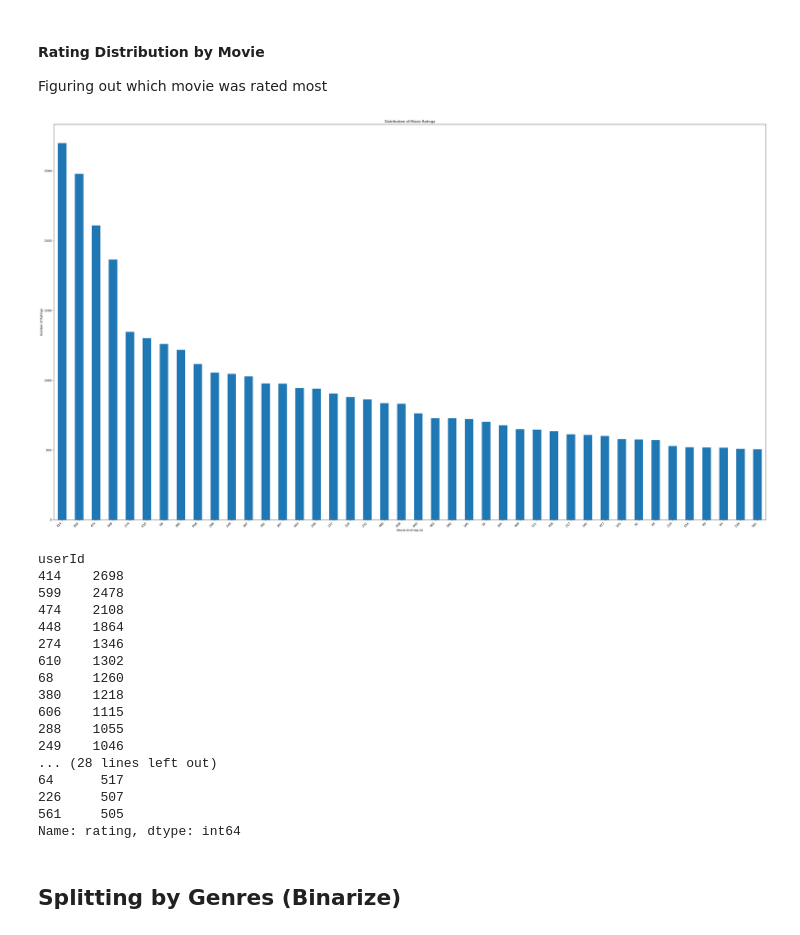
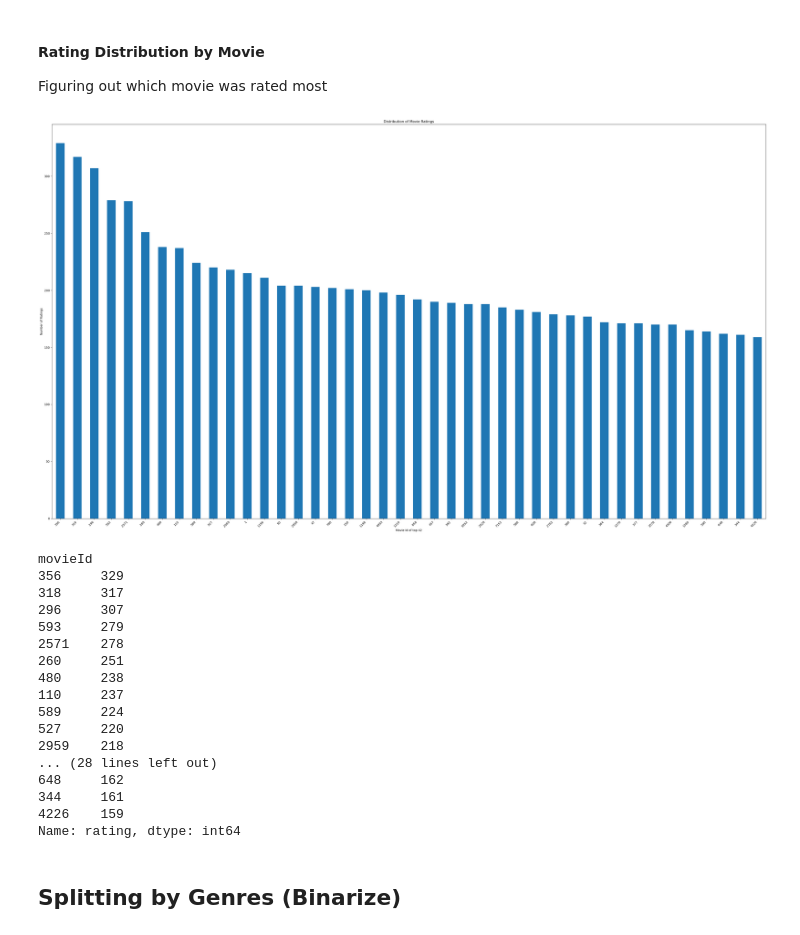
Before and after one commit to jimy-salem-52/RecSys, a Jupyter notebook: movielens-eda.ipynb, the cells around one changed output. Cells and saved outputs as stored; diff of their text form; code cells hidden in the pictures.

```diff
--- a/movielens-eda.ipynb
+++ b/movielens-eda.ipynb
@@ -194,36 +194,36 @@ Figuring out which movie was rated most
 # %%
 plt.figure(figsize=(35,20))
 rating_by_movie_id=rating_df.groupby('movieId')['rating'].count().sort_values(ascending=False)
 N_movieid=42
-top_N_movies=rating_by_userid.head(N_movieid)
+top_N_movies=rating_by_movie_id.head(N_movieid)
 top_N_movies.plot(kind='bar')
 plt.xlabel(f'Movie Id of top {N_movieid}')
 plt.ylabel('Number of Ratings')
 plt.title('Distribution of Movie Ratings')
 plt.xticks(rotation=45, ha='right')
 plt.tight_layout()
 plt.show()
 # %% [output]
-[figure, old version]
+[figure, new version]
 # %%
 top_N_movies
 # %% [output]
-userId
-414    2698
-599    2478
-474    2108
-448    1864
-274    1346
-610    1302
-68     1260
-380    1218
-606    1115
-288    1055
-249    1046
+movieId
+356     329
+318     317
+296     307
+593     279
+2571    278
+260     251
+480     238
+110     237
+589     224
+527     220
+2959    218
 ... (28 lines left out)
-64      517
-226     507
-561     505
+648     162
+344     161
+4226    159
 Name: rating, dtype: int64
 # %% [markdown]
 ## Splitting by Genres (Binarize)
```
Also changed, not shown: parts of 15 cells of this notebook.
